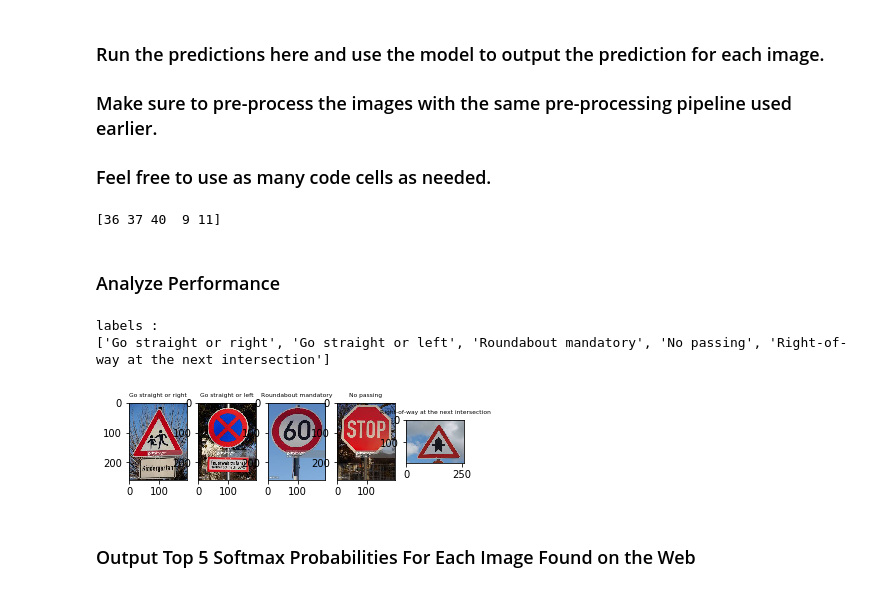
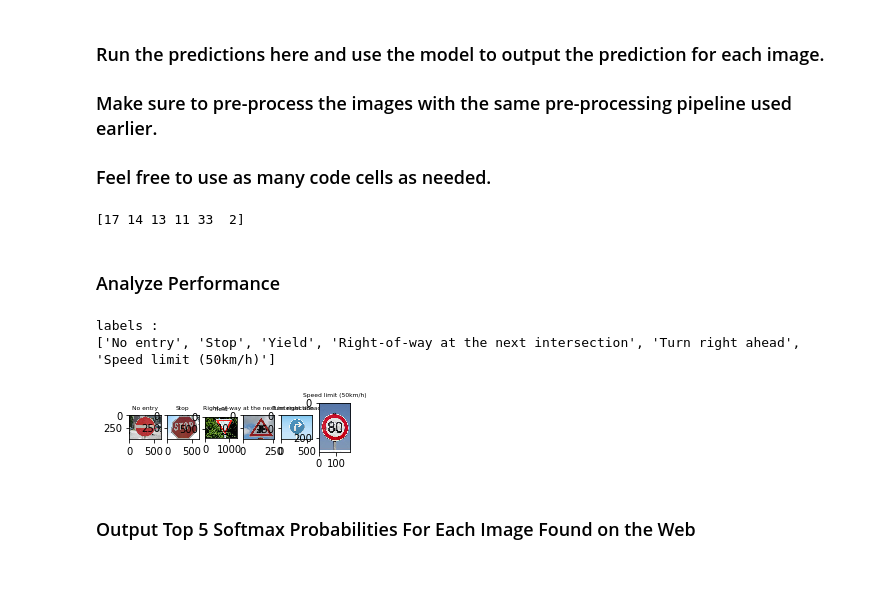
Before and after one commit to kaykay/carnd-term1-projects, a Jupyter notebook: traffic_signs/Traffic_Sign_Classifier.ipynb, the cells around one changed output. Saved outputs shown, nothing was run; the diff lists cells and outputs as text; code cells hidden in the pictures.

```diff
--- a/traffic_signs/Traffic_Sign_Classifier.ipynb
+++ b/traffic_signs/Traffic_Sign_Classifier.ipynb
@@ -203,6 +199,13 @@ from sklearn.utils import shuffle
 def normalize(imset):
     rescale = lambda arrx : (arrx - np.amin(arrx)) / (np.amax(arrx) - np.amin(arrx))
     return np.apply_along_axis(rescale, 0, imset)
+
+#Convert images to gray scale
+X_before_grayscaling = X_train
+X_train = convToGrayScale(X_train)
+X_test = convToGrayScale(X_test)
+X_validation = convToGrayScale(X_validation)
+
 X_train, y_train = shuffle(X_train, y_train)
 X_train = normalize(X_train)
 
@@ -212,8 +215,11 @@ X_test = normalize(X_test)
 for i in range(10):
     index = random.randint(0, len(X_train))
     image = X_train[index].squeeze()
+    imageb = X_before_grayscaling[index]
     print("Image shape: {}".format(image.shape))
-    plt.figure(figsize=(2,2))
+    plt.figure(i*2, figsize=(2,2))
+    plt.imshow(imageb)
+    plt.figure(i *2+1, figsize=(2,2))
     plt.imshow(image, cmap="gray")
     print(y_train[index])
 # %% [output]
@@ -417,7 +425,7 @@ import matplotlib.image as mpimg
 import glob
 images = np.array([mpimg.imread(img) for img in glob.glob("German-signs/*.jpeg")])
 for i, im in enumerate(images):
-    plt.subplot(151 + i)
+    plt.subplot(191 + i)
     plt.imshow(im)
 
 plt.show()
@@ -430,6 +438,6 @@ from skimage.color import rgb2gray
 nimages = np.array([resize(img, (32,32), mode='edge') for img in images])
 
 for i, im in enumerate(nimages):
-    plt.subplot(151 + i)
+    plt.subplot(191 + i)
     plt.imshow(im)
 # %% [output]
@@ -439,6 +447,6 @@ for i, im in enumerate(nimages):
 gimages = convToGrayScale(nimages)
 norm_images = normalize(gimages)
 for i, im in enumerate(norm_images):
-    plt.subplot(151 + i)
+    plt.subplot(191 + i)
     plt.imshow(im.squeeze(), cmap="gray")
 # %% [output]
@@ -457,25 +465,25 @@ with tf.Session() as sess:
     res = sess.run(pred, feed_dict={x:norm_images, keep_prob: keep})
     print(res)
 # %% [output]
-[36 37 40  9 11]
+[17 14 13 11 33  2]
 # %% [markdown]
 ### Analyze Performance
 # %%
 ### Calculate the accuracy for these 5 new images.
 ### For example, if the model predicted 1 out of 5 signs correctly, it's 20% accurate on these new images.
 class_names = open('signnames.csv', 'r').readlines()
 class_names = [l.split(",") for l in class_names]
 class_names = dict([(int(l[0]), l[1].strip()) for l in class_names[1:]])
 print("labels :", )
 for i, im in enumerate(images):
-    plt.subplot(151 + i)
+    plt.subplot(191 + i)
     plt.title(class_names[res[i]],fontsize=6)
     plt.imshow(im)
 print([class_names[i] for i in res])
 # %% [output]
 labels :
-['Go straight or right', 'Go straight or left', 'Roundabout mandatory', 'No passing', 'Right-of-way at the next intersection']
+['No entry', 'Stop', 'Yield', 'Right-of-way at the next intersection', 'Turn right ahead', 'Speed limit (50km/h)']
-[figure, old version]
+[figure, new version]
 # %% [markdown]
 ### Output Top 5 Softmax Probabilities For Each Image Found on the Web
 # %% [markdown]
```
Also changed, not shown: parts of 8 cells of this notebook, 1 other file.
